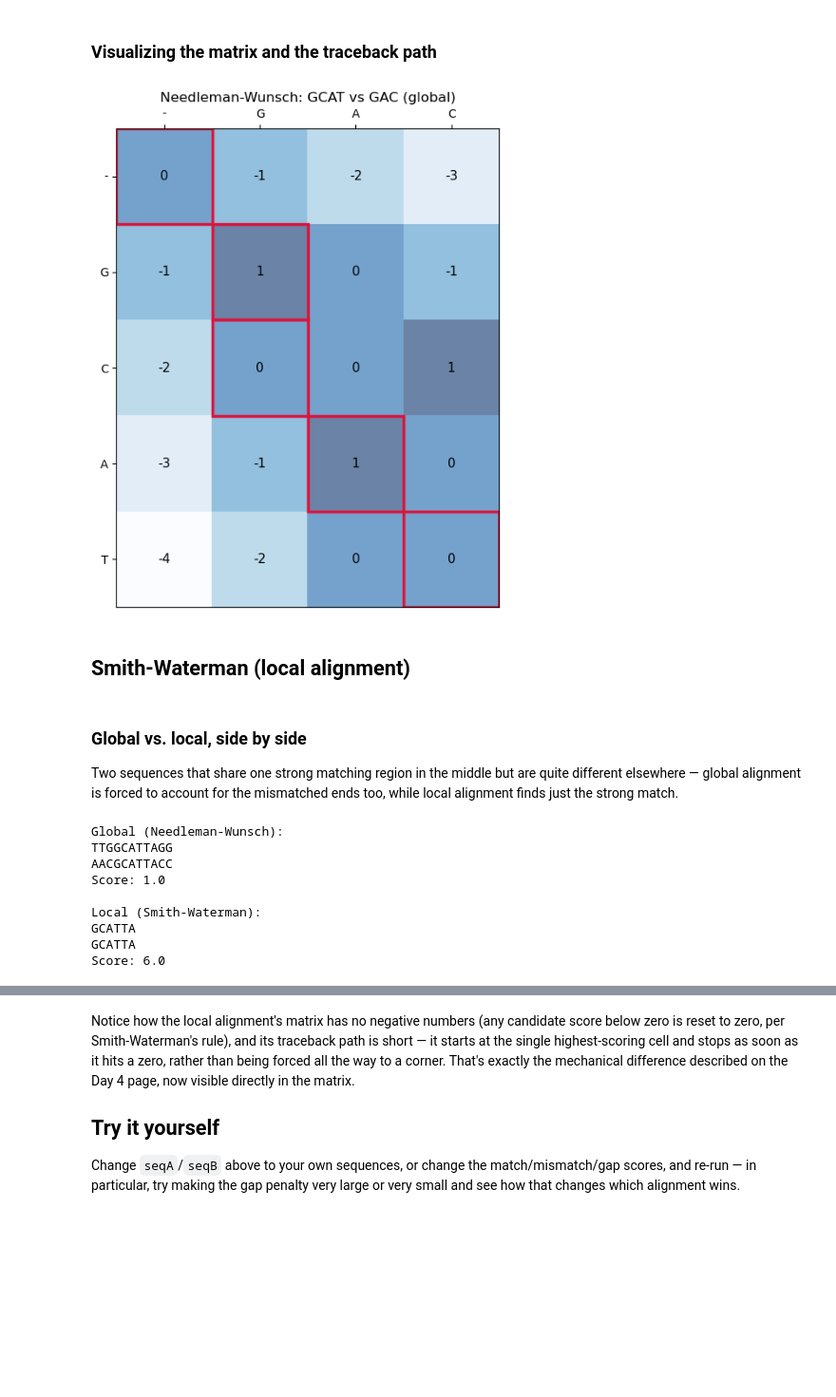
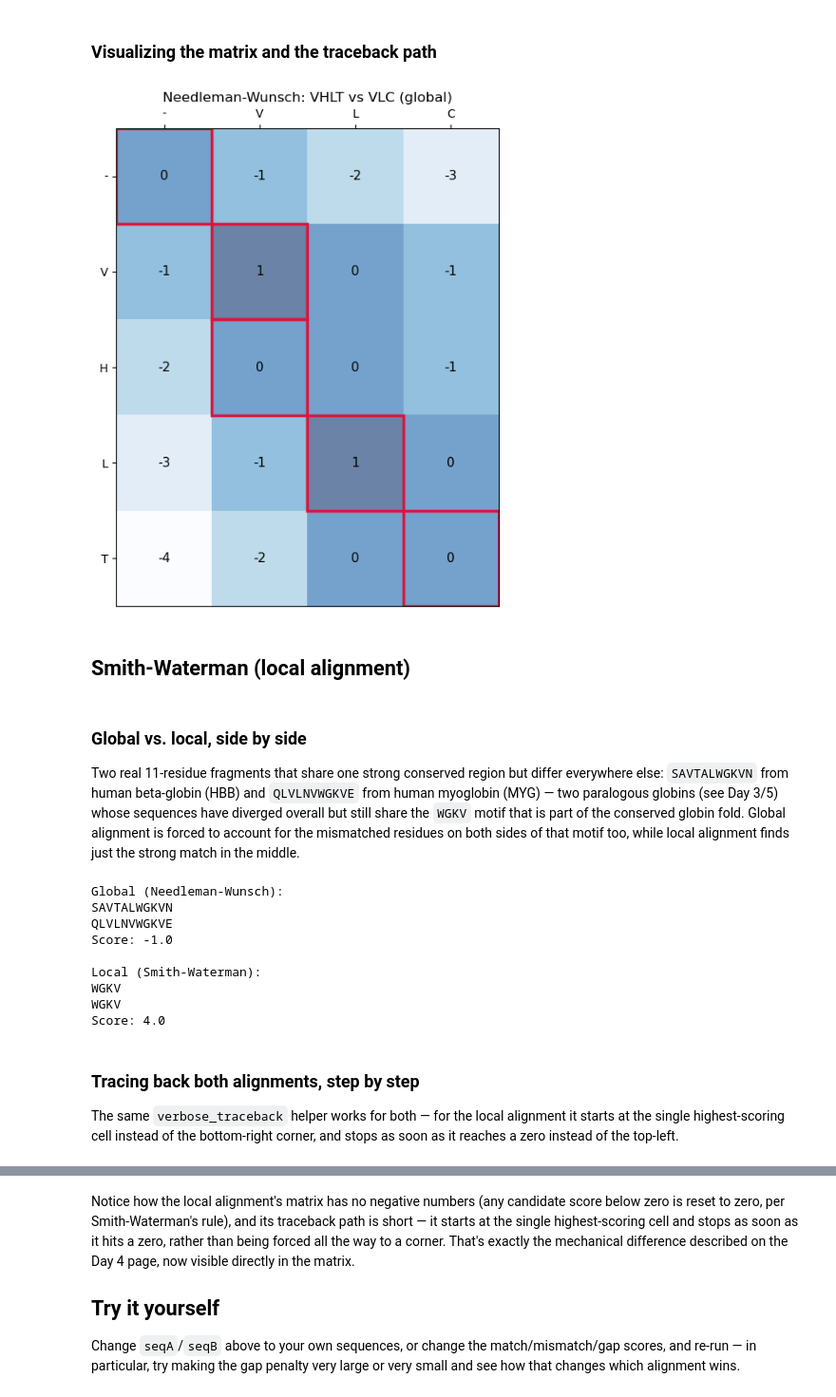
Before and after one commit to ElofssonLab/kb8029-book, a Jupyter notebook: notebooks/day04-alignment-in-code.ipynb, the cells around one changed output, grey strips where cells are left out. Shown at 95% size. Cells and saved outputs as stored; diff of their text form; code cells hidden in the pictures; blank space fills up the shorter version.

```diff
--- a/notebooks/day04-alignment-in-code.ipynb
+++ b/notebooks/day04-alignment-in-code.ipynb
@@ -74,0 +187,28 @@ Same sequences, same scores (match +1, mismatch −1, gap −1) as the worked ex
+# %%
+# Replace each None with the value you worked out for that cell.
+your_guesses = {
+    (2, 2): None,
+    (2, 3): None,
+    (3, 1): None,
+    (3, 2): None,
+    (4, 2): None,
+    (4, 3): None,
+}
+
+print("Checking your guesses against the real matrix:")
+print()
+all_correct = True
+for (i, j), guess in your_guesses.items():
+    real = S[i, j]
+    if guess is None:
+        print(f"  S[{i},{j}]: not filled in yet (real value is {real:.0f})")
+        all_correct = False
+    elif float(guess) == real:
+        print(f"  S[{i},{j}]: correct! ({real:.0f})")
+    else:
+        print(f"  S[{i},{j}]: your guess {guess} does not match the real value {real:.0f}")
+        all_correct = False
+
+print()
+print("All correct -- you've got the recurrence." if all_correct
+      else "Fill in every value above (or fix any mismatches) and re-run this cell.")
@@ -75,8 +228,5 @@ Same sequences, same scores (match +1, mismatch −1, gap −1) as the worked ex
 # %%
-seqA, seqB = "GCAT", "GAC"
-S, trace = global_align(seqA, seqB, match=1.0, mismatch=-1.0, gap=-1.0)
-
-print("Score matrix V:")
+print("The full computed matrix:")
 print(S)
 print()
 
@@ -105,35 +322,35 @@ def plot_dp_matrix(seqA, seqB, S, trace, title, global_alignment=True):
     fig, ax = plt.subplots(figsize=(1.1*n + 1, 1.1*m + 1))
     ax.imshow(S, cmap="Blues", alpha=0.6)
 
     for i in range(m):
         for j in range(n):
             ax.text(j, i, f"{S[i,j]:.0f}", ha="center", va="center", fontsize=11)
 
     # highlight the traceback path
     if global_alignment:
         i, j = m - 1, n - 1
     else:
         i, j = np.unravel_index(S.argmax(), S.shape)
     path = [(i, j)]
     while (global_alignment and (i > 0 or j > 0)) or (not global_alignment and min(trace[i, j]) < 0):
         di, dj = trace[i, j]
         if di == 0 and dj == 0:
             break
         i, j = i + int(di), j + int(dj)
         path.append((i, j))
     for (pi, pj) in path:
         ax.add_patch(plt.Rectangle((pj-0.5, pi-0.5), 1, 1, fill=False, edgecolor="crimson", linewidth=2.5))
 
     ax.set_xticks(range(n)); ax.set_xticklabels(list("-" + seqB))
     ax.set_yticks(range(m)); ax.set_yticklabels(list("-" + seqA))
     ax.set_title(title)
     ax.xaxis.tick_top()
     plt.tight_layout()
     plt.show()
 
-plot_dp_matrix(seqA, seqB, S, trace, "Needleman-Wunsch: GCAT vs GAC (global)")
+plot_dp_matrix(seqA, seqB, S, trace, "Needleman-Wunsch: VHLT vs VLC (global)")
 # %% [output]
-[figure, old version]
+[figure, new version]
 # %% [markdown]
 ## Smith-Waterman (local alignment)
 # %%
@@ -165,9 +382,9 @@ def local_align(seqA, seqB, match=1.0, mismatch=-1.0, gap=-1.0):
 # %% [markdown]
 ### Global vs. local, side by side
 
-Two sequences that share one strong matching region in the middle but are quite different elsewhere — global alignment is forced to account for the mismatched ends too, while local alignment finds just the strong match.
+Two real 11-residue fragments that share one strong conserved region but differ everywhere else: `SAVTALWGKVN` from human beta-globin (HBB) and `QLVLNVWGKVE` from human myoglobin (MYG) — two paralogous globins (see Day 3/5) whose sequences have diverged overall but still share the `WGKV` motif that is part of the conserved globin fold. Global alignment is forced to account for the mismatched residues on both sides of that motif too, while local alignment finds just the strong match in the middle.
 # %%
-seqA, seqB = "TTGGCATTAGG", "AACGCATTACC"
+seqA, seqB = "SAVTALWGKVN", "QLVLNVWGKVE"
 
 S_g, trace_g = global_align(seqA, seqB)
 outA_g, outB_g = format_alignment(seqA, seqB, S_g, trace_g)
@@ -185,11 +402,15 @@ print(outB_l)
 print("Score:", S_l.max())
 # %% [output]
 Global (Needleman-Wunsch):
-TTGGCATTAGG
-AACGCATTACC
-Score: 1.0
+SAVTALWGKVN
+QLVLNVWGKVE
+Score: -1.0
 
 Local (Smith-Waterman):
-GCATTA
-GCATTA
-Score: 6.0
+WGKV
+WGKV
+Score: 4.0
+# %% [markdown]
+### Tracing back both alignments, step by step
+
+The same `verbose_traceback` helper works for both — for the local alignment it starts at the single highest-scoring cell instead of the bottom-right corner, and stops as soon as it reaches a zero instead of the top-left.
```
Also changed, not shown: parts of 13 cells of this notebook, 8 other files.
